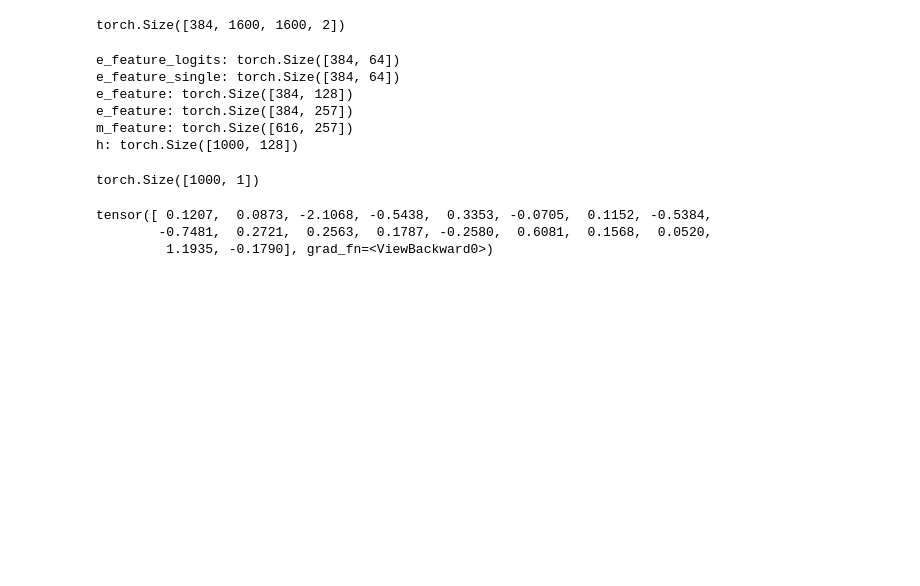
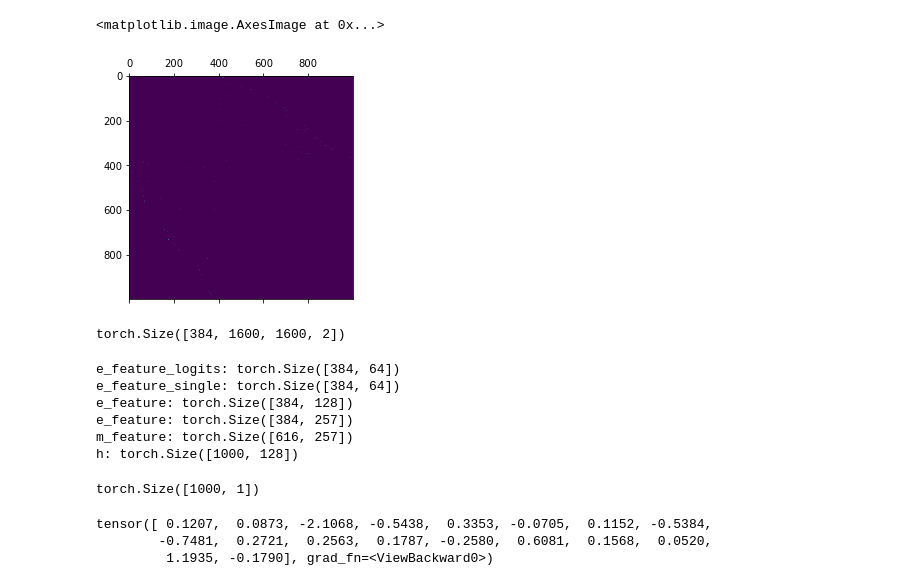
Before and after one commit to iamyufan/AlphaFold-Research, a Jupyter notebook: gnn/train.ipynb, the cells around one changed output. Saved outputs shown, nothing was run; the diff lists cells and outputs as text; code cells hidden in the pictures; blank space fills up the shorter version.

```diff
--- a/gnn/train.ipynb
+++ b/gnn/train.ipynb
@@ -45,0 +154,2 @@ num_labels = dl.labels_train['num_labels']
+# %%
+M = adjM.todense()
@@ -46,3 +158,8 @@ num_labels = dl.labels_train['num_labels']
+# %%
+plt.matshow(M)
+# %% [output]
+<matplotlib.image.AxesImage at 0x...>
+[figure, added]
 # %%
 features_list[0]['logits'].shape
 # %% [output]
```
Also changed, not shown: parts of 17 cells of this notebook, 5 other files.
